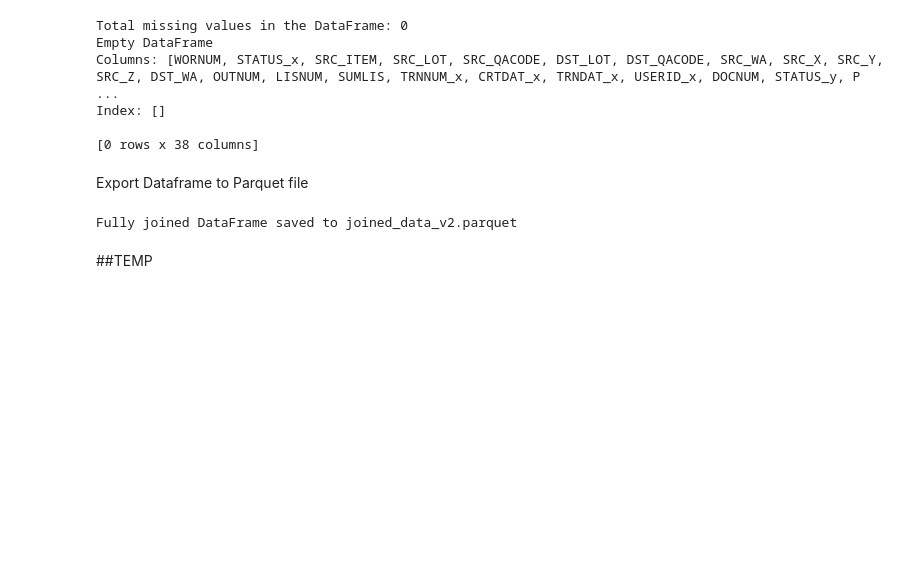
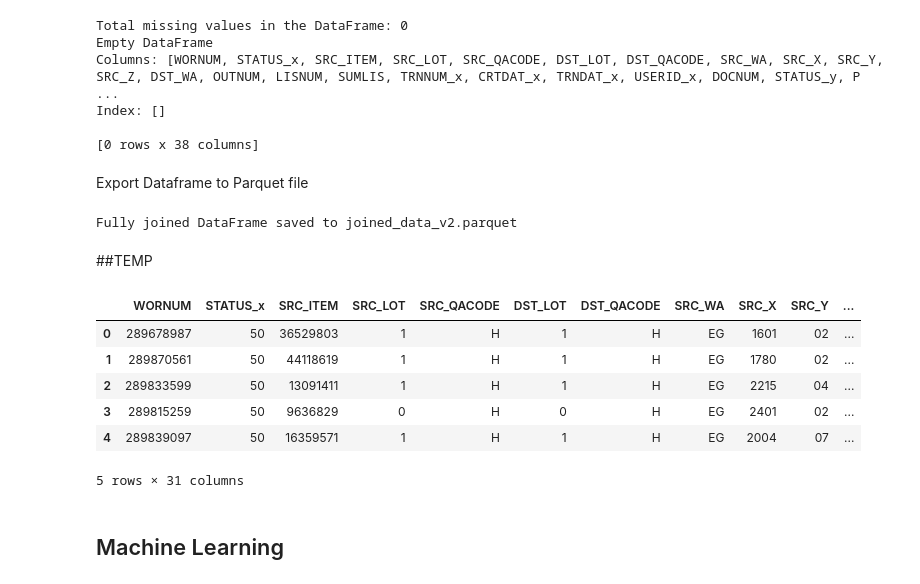
Before and after one commit to mpasamonm/v1_Machinelearning_HS2024, a Jupyter notebook: Data Analysis/consolidated_1.ipynb, the cells around one changed output. Drawn from its saved outputs; the diff is of its cells as text; code cells hidden in the pictures; blank space fills up the shorter version.

```diff
--- a/Data Analysis/consolidated_1.ipynb
+++ b/Data Analysis/consolidated_1.ipynb
@@ -359,3 +535,15 @@ df_loaded = pd.read_parquet('joined_data.parquet')
 print(df_loaded.head())
 # %% [markdown]
 ##TEMP
+# %%
+df_full.head()
+# %% [output]
+|  | WORNUM | STATUS_x | SRC_ITEM | SRC_LOT | SRC_QACODE | DST_LOT | DST_QACODE | SRC_WA | SRC_X | SRC_Y | ... |
+| 0 | 289678987 | 50 | 36529803 | 1 | H | 1 | H | EG | 1601 | 02 | ... |
+| 1 | 289870561 | 50 | 44118619 | 1 | H | 1 | H | EG | 1780 | 02 | ... |
+| 2 | 289833599 | 50 | 13091411 | 1 | H | 1 | H | EG | 2215 | 04 | ... |
+| 3 | 289815259 | 50 | 9636829 | 0 | H | 0 | H | EG | 2401 | 02 | ... |
+| 4 | 289839097 | 50 | 16359571 | 1 | H | 1 | H | EG | 2004 | 07 | ... |
+5 rows × 31 columns
+# %% [markdown]
+## Machine Learning
```
Also changed, not shown: parts of 20 cells of this notebook.
